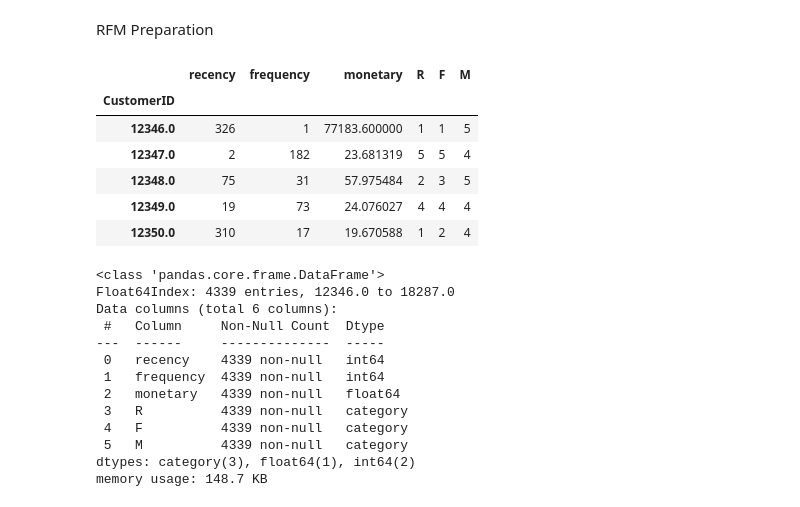
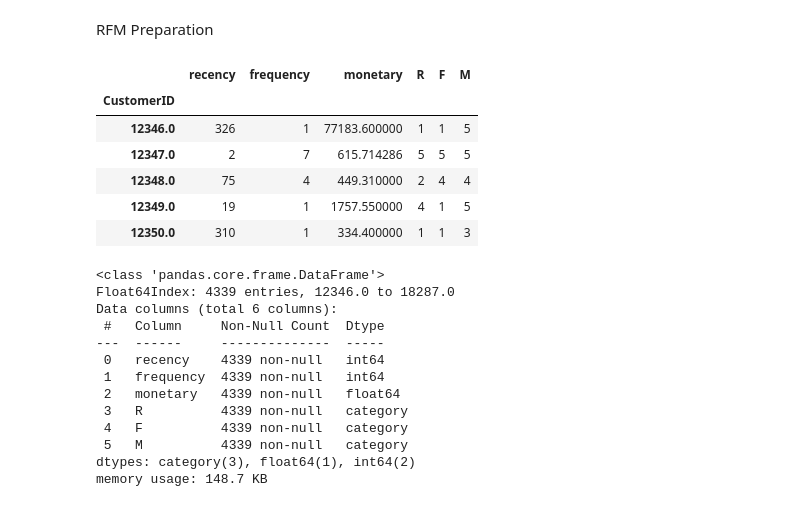
Before and after one commit to yudhinr/Python-RFM, a Jupyter notebook: RFM.ipynb, the cells around one changed output. Cells and saved outputs as stored; diff of their text form; code cells hidden in the pictures.

```diff
--- a/RFM.ipynb
+++ b/RFM.ipynb
@@ -99,7 +99,7 @@ Timestamp('2011-12-10 12:50:00')
 # Aggregate on Customer Level
 df = data.groupby(['CustomerID']).agg({
     'InvoiceDate': lambda x:(last_date_available - x.max()).days,
-    'InvoiceNo': 'count',
+    'InvoiceNo': 'nunique',
     'sales': 'sum'
 })
 df.head()
@@ -152,18 +168,18 @@ df.head()
 RFM Preparation
 # %%
 # Create RFM group
-df['R'] = pd.qcut(x=df['recency'], q=5, labels = range(5,0,-1))
-df['F'] = pd.qcut(x=df['frequency'], q=5, labels = range(1,6,1))
-df['M'] = pd.qcut(x=df['monetary'], q=5, labels = range(1,6,1))
+df['R'] = pd.qcut(x=df['recency'].rank(method='first'), q=5, labels = range(5,0,-1))
+df['F'] = pd.qcut(x=df['frequency'].rank(method='first'), q=5, labels = range(1,6,1))
+df['M'] = pd.qcut(x=df['monetary'].rank(method='first'), q=5, labels = range(1,6,1))
 df.head()
 # %% [output]
 |  | recency | frequency | monetary | R | F | M |
 | CustomerID |  |  |  |  |  |  |
 | 12346.0 | 326 | 1 | 77183.600000 | 1 | 1 | 5 |
-| 12347.0 | 2 | 182 | 23.681319 | 5 | 5 | 4 |
-| 12348.0 | 75 | 31 | 57.975484 | 2 | 3 | 5 |
-| 12349.0 | 19 | 73 | 24.076027 | 4 | 4 | 4 |
-| 12350.0 | 310 | 17 | 19.670588 | 1 | 2 | 4 |
+| 12347.0 | 2 | 7 | 615.714286 | 5 | 5 | 5 |
+| 12348.0 | 75 | 4 | 449.310000 | 2 | 4 | 4 |
+| 12349.0 | 19 | 1 | 1757.550000 | 4 | 1 | 5 |
+| 12350.0 | 310 | 1 | 334.400000 | 1 | 1 | 3 |
 # %%
 df.info()
 # %% [output]
```
Also changed, not shown: parts of 11 cells of this notebook.
